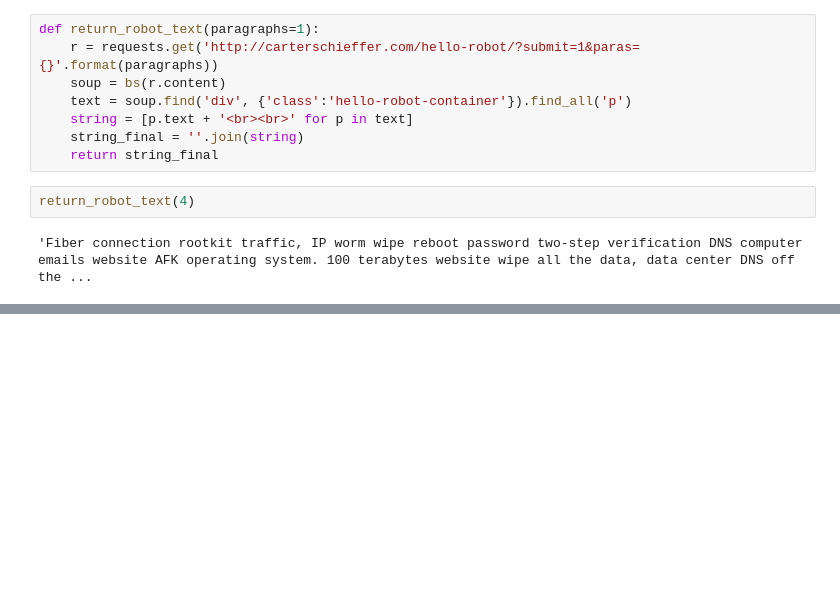
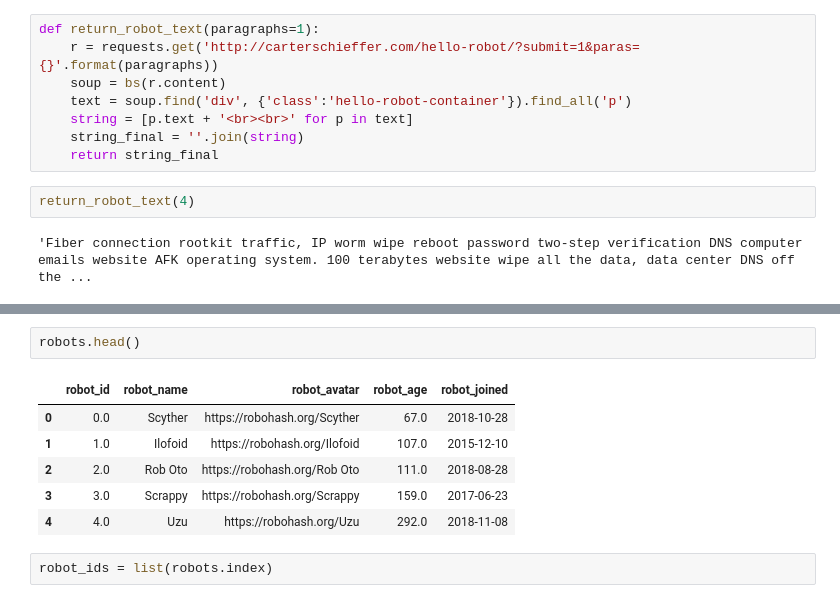
Before and after one commit to danielc92/flask_robot_forum, a Jupyter notebook: notebooks/generate-tables.ipynb, the cells around one changed output, grey strips where cells are left out. Saved outputs shown, nothing was run; the diff lists cells and outputs as text; blank space fills up the shorter version.

```diff
--- a/notebooks/generate-tables.ipynb
+++ b/notebooks/generate-tables.ipynb
@@ -63,0 +79,11 @@ return_robot_text(4)
+# %%
+robots.head()
+# %% [output]
+|  | robot_id | robot_name | robot_avatar | robot_age | robot_joined |
+| 0 | 0.0 | Scyther | https://robohash.org/Scyther | 67.0 | 2018-10-28 |
+| 1 | 1.0 | Ilofoid | https://robohash.org/Ilofoid | 107.0 | 2015-12-10 |
+| 2 | 2.0 | Rob Oto | https://robohash.org/Rob Oto | 111.0 | 2018-08-28 |
+| 3 | 3.0 | Scrappy | https://robohash.org/Scrappy | 159.0 | 2017-06-23 |
+| 4 | 4.0 | Uzu | https://robohash.org/Uzu | 292.0 | 2018-11-08 |
+# %%
+robot_ids = list(robots.index)
```
Also changed, not shown: parts of 15 cells of this notebook, 3 other files.
